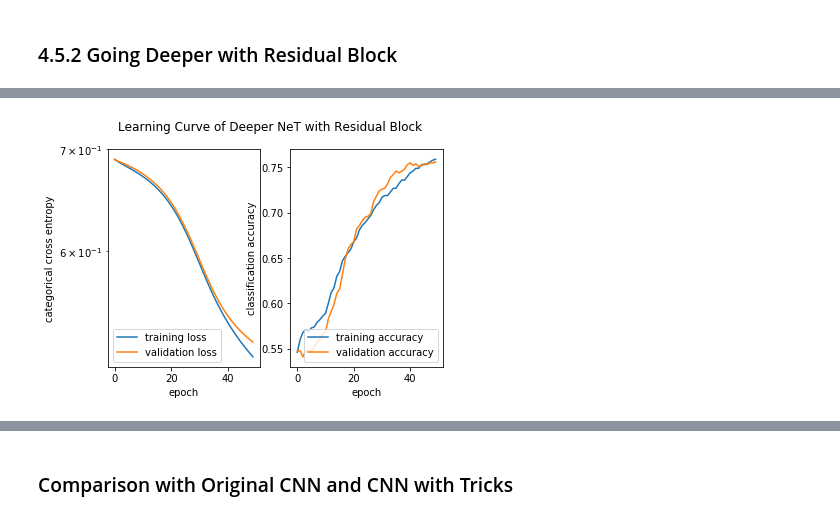
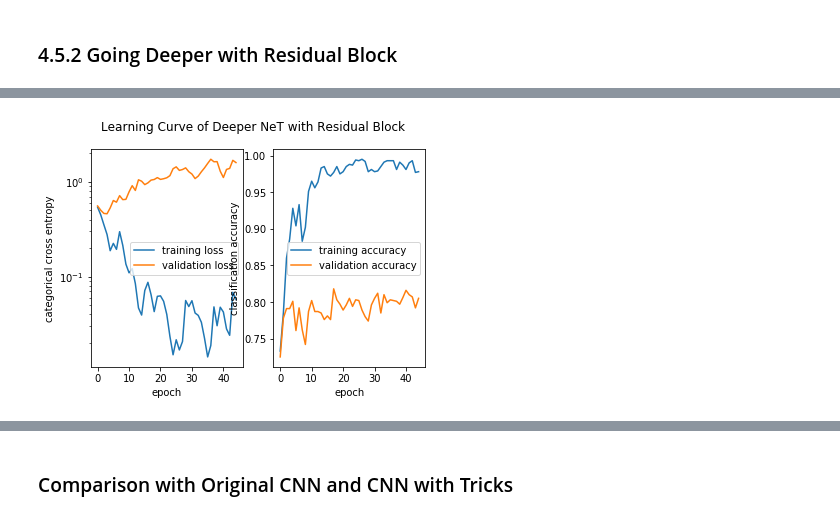
Before and after one commit to zx-joe/EPFL-Deep-Learning, a Jupyter notebook: project_1/Analysis.ipynb, the cells around one changed output, grey strips where cells are left out. Cells and saved outputs as stored; diff of their text form; code cells hidden in the pictures.

```diff
--- a/project_1/Analysis.ipynb
+++ b/project_1/Analysis.ipynb
@@ -131,16 +131,16 @@ def plot_different_histories(train_loss_list_1,train_accuracy_list_1, test_loss_
         ax2.set_xlabel('epoch')
         ax2.legend()
 # %%
-def train_model(model , optim='sgd',
+def train_model(model , optim='SGD',
                 train_input=train_input, train_target=train_target,
                 test_input=test_input, test_target=test_target,
                 epochs=50, batch_size=100, learning_rate=1e-3, momentum=0,
                  if_print=False):
     criterion = nn.CrossEntropyLoss()
-    if optim=='sgd':
+    if optim=='SGD':
         optimizer = torch.optim.SGD(model.parameters(),lr=learning_rate,momentum=momentum)
-    elif optim=='adm':
-        optimizer = torch.optim.ADAM(model.parameters(),lr=learning_rate)
+    elif optim=='Adam':
+        optimizer = torch.optim.Adam(model.parameters(),lr=learning_rate)
     train_loss_list=train_accuracy_list=[]
     valid_loss_list=valid_accuracy_list=[]
     test_loss_list=test_accuracy_list=[]
@@ -629,7 +650,7 @@ class DeepNet_Res(nn.Module):
     define Deeper CNN model with residual block
 
     '''
-    def __init__(self):
+    def __init__(self,dropout=0.3):
         super(DeepNet_Res, self).__init__()
         self.conv1 = nn.Conv2d(2, 8, kernel_size=3, padding=1)
         self.conv2 = nn.Conv2d(8, 16, kernel_size=3)
@@ -639,14 +660,12 @@ class DeepNet_Res(nn.Module):
         self.conv4 = nn.Conv2d(16, 16, kernel_size=3, padding=1)
         self.conv5 = nn.Conv2d(16, 16, kernel_size=3, padding=1)
         self.conv6 = nn.Conv2d(16, 16, kernel_size=3, padding=1)
-        self.conv7 = nn.Conv2d(16, 16, kernel_size=3, padding=1)
-        self.conv8 = nn.Conv2d(16, 16, kernel_size=3, padding=1)
+
         self.bn1=torch.nn.BatchNorm2d(16)
         self.bn2=torch.nn.BatchNorm2d(16)
         self.bn3=torch.nn.BatchNorm2d(16)
-        self.bn4=torch.nn.BatchNorm2d(16)
-        self.bn5=torch.nn.BatchNorm2d(16)
-        self.bn6=torch.nn.BatchNorm2d(16)
+
+        self.dropout=dropout
 
 
     def forward(self, x):
@@ -654,6 +673,7 @@ class DeepNet_Res(nn.Module):
         x=F.relu(x)
         x=self.conv2(x)
         x=F.relu(x)
+        x=self.bn1(x)
         x=F.max_pool2d(x, kernel_size=2, stride=2)
 
 
@@ -662,38 +682,31 @@ class DeepNet_Res(nn.Module):
         # after this, build 6 same convolution layers
         x=self.conv3(x)
         x=F.relu(x)
-        x=sel.bn1(x)
 
         x=self.conv4(x)
         x=F.relu(x)
-        x=sel.bn2(x)
+        x=self.bn2(x)
 
-        x=self.conv5(x)
-        x=F.relu(x)
-        x=sel.bn3(x)
 
         # residual operation
         x=x1+x
         # for later residual operation
         x2=x
 
+        x=self.conv5(x)
+        x=F.relu(x)
+
         x=self.conv6(x)
         x=F.relu(x)
-        x=sel.bn4(x)
-
-        x=self.conv7(x)
-        x=F.relu(x)
-        x=sel.bn5(x)
-
-        x=self.conv8(x)
-        x=F.relu(x)
-        x=sel.bn6(x)
+        x=self.bn3(x)
 
         #  residual operation
         x=x2+x
 
         x=x.view(x.size(0),-1)
         x=self.fc1(x)
+        if self.dropout>0:
+            x = F.dropout(x, p=self.dropout,training=self.training)
         x=F.relu(x)
         x = self.fc2(x)
 
@@ -706,7 +719,7 @@ class DeepNet_Res(nn.Module):
 model_deep_res=DeepNet_Res()
 model_deep_res.apply(weights_init)
 model_deep_res,train_loss_deep_res,train_accuracy_deep_res, test_loss_deep_res,test_accuracy_deep_res=\
-                              train_model(model_deep_res,if_print=True, learning_rate=0.01)
+                              train_model(model_deep_res,if_print=True, optim='Adam',learning_rate=0.01,epochs=45)
 evaluate_result(train_loss_deep_res,train_accuracy_deep_res, test_loss_deep_res,test_accuracy_deep_res,
                 'Learning Curve of Deeper NeT with Residual Block')
 # %% [output]
@@ -730 +743 @@ The Best Validation Accuracy is : 0.7560..
-[figure, old version]
+[figure, new version]
```
Also changed, not shown: parts of 30 cells of this notebook, 25 other files.
